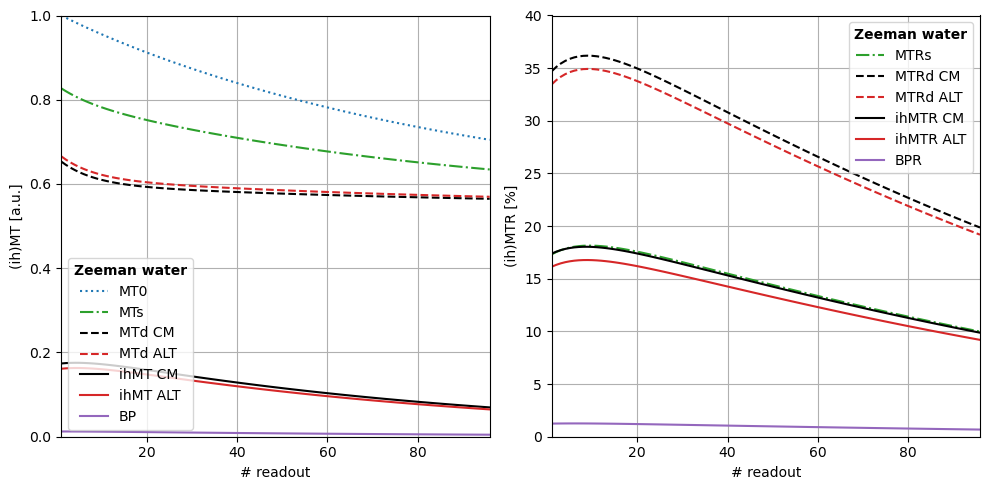
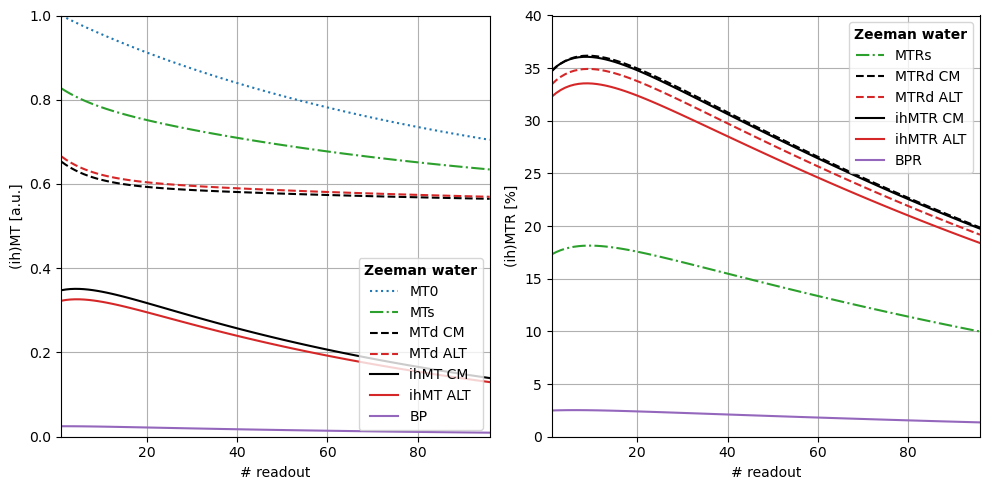
The notebook cell's code change between the first figure and the second:
--- before
+++ after
@@ -14,16 +14,16 @@
     axes[0].plot(x, readouts[Signal.MTd_CM][0], color='k', linestyle='--', label='MTd CM')
     axes[0].plot(x, readouts[Signal.MTd_ALT][0], color='C3', linestyle='--', label='MTd ALT')
-    axes[0].plot(x, .5 * readouts[Signal.ihMT_CM][0], color='k', linestyle='-', label='ihMT CM')
-    axes[0].plot(x, .5 * readouts[Signal.ihMT_ALT][0], color='C3', linestyle='-', label='ihMT ALT')
-    axes[0].plot(x, .5 * readouts[Signal.BP][0], color='C4', linestyle='-', label='BP')
+    axes[0].plot(x, readouts[Signal.ihMT_CM][0], color='k', linestyle='-', label='ihMT CM')
+    axes[0].plot(x, readouts[Signal.ihMT_ALT][0], color='C3', linestyle='-', label='ihMT ALT')
+    axes[0].plot(x, readouts[Signal.BP][0], color='C4', linestyle='-', label='BP')
 
     axes[1].plot(x, readouts[Signal.MTsR][0], color='C2', linestyle='-.', label='MTRs')
     axes[1].plot(x, readouts[Signal.MTdR_CM][0], color='k', linestyle='--', label='MTRd CM')
     axes[1].plot(x, readouts[Signal.MTdR_ALT][0], color='C3', linestyle='--', label='MTRd ALT')
-    axes[1].plot(x, .5 * readouts[Signal.ihMTR_CM][0], color='k', linestyle='-', label='ihMTR CM')
-    axes[1].plot(x, .5 * readouts[Signal.ihMTR_ALT][0], color='C3', linestyle='-', label='ihMTR ALT')
-    axes[1].plot(x, .5 * readouts[Signal.BPR][0], color='C4', linestyle='-', label='BPR')
+    axes[1].plot(x, readouts[Signal.ihMTR_CM][0], color='k', linestyle='-', label='ihMTR CM')
+    axes[1].plot(x, readouts[Signal.ihMTR_ALT][0], color='C3', linestyle='-', label='ihMTR ALT')
+    axes[1].plot(x, readouts[Signal.BPR][0], color='C4', linestyle='-', label='BPR')
 
-    axes[0].legend(title='Zeeman water', title_fontproperties={'weight':'bold'}, )
+    axes[0].legend(title='Zeeman water', title_fontproperties={'weight':'bold'}, loc='lower right')
     axes[0].grid()
     axes[0].set_xlabel('# readout')
@@ -32,5 +32,5 @@
     axes[0].set_ylim(0, 1)
 
-    axes[1].legend(title='Zeeman water', title_fontproperties={'weight':'bold'}, )
+    axes[1].legend(title='Zeeman water', title_fontproperties={'weight':'bold'}, loc='upper right')
     axes[1].grid()
     axes[1].set_xlabel('# readout')

Commit: str method and trailing whitespaces